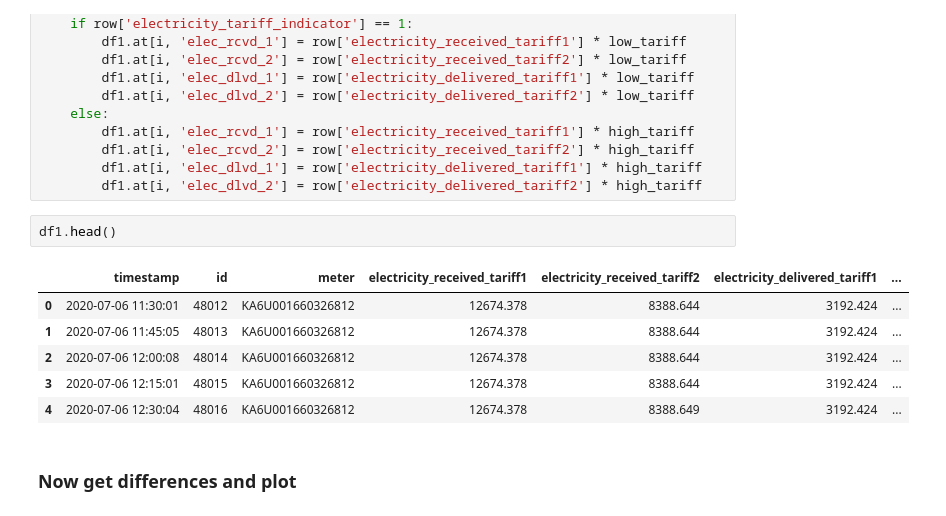
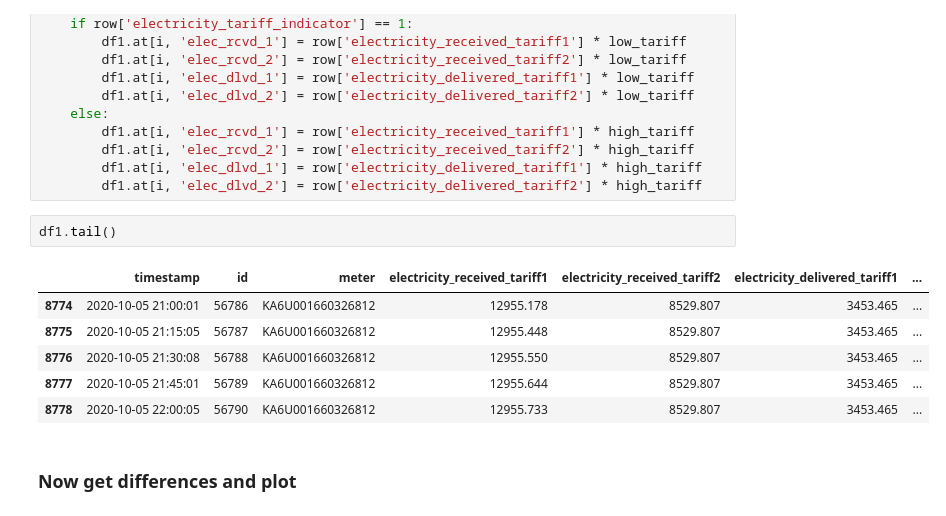
Before and after one commit to govi218/energenies, a Jupyter notebook: notebooks/signal-processing.ipynb, the cells around one changed output. Saved outputs shown, nothing was run; the diff lists cells and outputs as text.

```diff
--- a/notebooks/signal-processing.ipynb
+++ b/notebooks/signal-processing.ipynb
@@ -97,14 +97,14 @@ for i, row in df1.iterrows():
         df1.at[i, 'elec_dlvd_1'] = row['electricity_delivered_tariff1'] * high_tariff
         df1.at[i, 'elec_dlvd_2'] = row['electricity_delivered_tariff2'] * high_tariff
 # %%
-df1.head()
+df1.tail()
 # %% [output]
 |  | timestamp | id | meter | electricity_received_tariff1 | electricity_received_tariff2 | electricity_delivered_tariff1 | ... |
-| 0 | 2020-07-06 11:30:01 | 48012 | KA6U001660326812 | 12674.378 | 8388.644 | 3192.424 | ... |
-| 1 | 2020-07-06 11:45:05 | 48013 | KA6U001660326812 | 12674.378 | 8388.644 | 3192.424 | ... |
-| 2 | 2020-07-06 12:00:08 | 48014 | KA6U001660326812 | 12674.378 | 8388.644 | 3192.424 | ... |
-| 3 | 2020-07-06 12:15:01 | 48015 | KA6U001660326812 | 12674.378 | 8388.644 | 3192.424 | ... |
-| 4 | 2020-07-06 12:30:04 | 48016 | KA6U001660326812 | 12674.378 | 8388.649 | 3192.424 | ... |
+| 8774 | 2020-10-05 21:00:01 | 56786 | KA6U001660326812 | 12955.178 | 8529.807 | 3453.465 | ... |
+| 8775 | 2020-10-05 21:15:05 | 56787 | KA6U001660326812 | 12955.448 | 8529.807 | 3453.465 | ... |
+| 8776 | 2020-10-05 21:30:08 | 56788 | KA6U001660326812 | 12955.550 | 8529.807 | 3453.465 | ... |
+| 8777 | 2020-10-05 21:45:01 | 56789 | KA6U001660326812 | 12955.644 | 8529.807 | 3453.465 | ... |
+| 8778 | 2020-10-05 22:00:05 | 56790 | KA6U001660326812 | 12955.733 | 8529.807 | 3453.465 | ... |
 # %% [markdown]
 ### Now get differences and plot
 # %%
```
Also changed, not shown: parts of 15 cells of this notebook.
